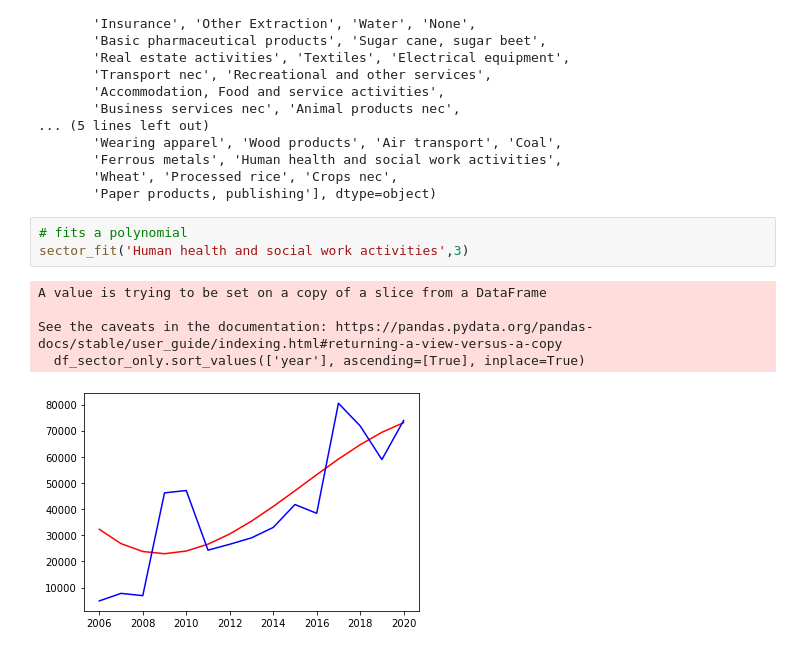
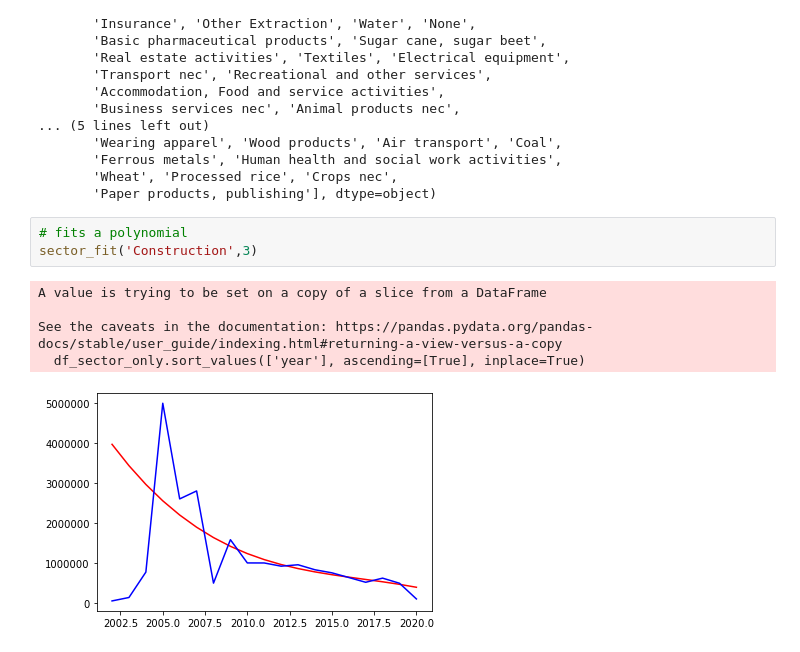
Before and after one commit to knuffelbeer/leren_en_beslissen_public, a Jupyter notebook: company_emissions_preprocessing_lin_reg.ipynb, the cells around one changed output. Saved outputs shown, nothing was run; the diff lists cells and outputs as text.

```diff
--- a/company_emissions_preprocessing_lin_reg.ipynb
+++ b/company_emissions_preprocessing_lin_reg.ipynb
@@ -350,13 +350,13 @@ array(['Forestry', 'Construction', 'Null', 'Oil', 'Gas', 'Communication',
        'Paper products, publishing'], dtype=object)
 # %%
 # fits a polynomial
-sector_fit('Human health and social work activities',3)
+sector_fit('Construction',3)
 # %% [output]
 A value is trying to be set on a copy of a slice from a DataFrame
 
 See the caveats in the documentation: https://pandas.pydata.org/pandas-docs/stable/user_guide/indexing.html#returning-a-view-versus-a-copy
   df_sector_only.sort_values(['year'], ascending=[True], inplace=True)
-[figure, old version]
+[figure, new version]
 # %%
 #gebruik alle data punten ipv mean
 training_data = df1[df1.year != 2020]
```
Also changed, not shown: parts of 4 cells of this notebook.
